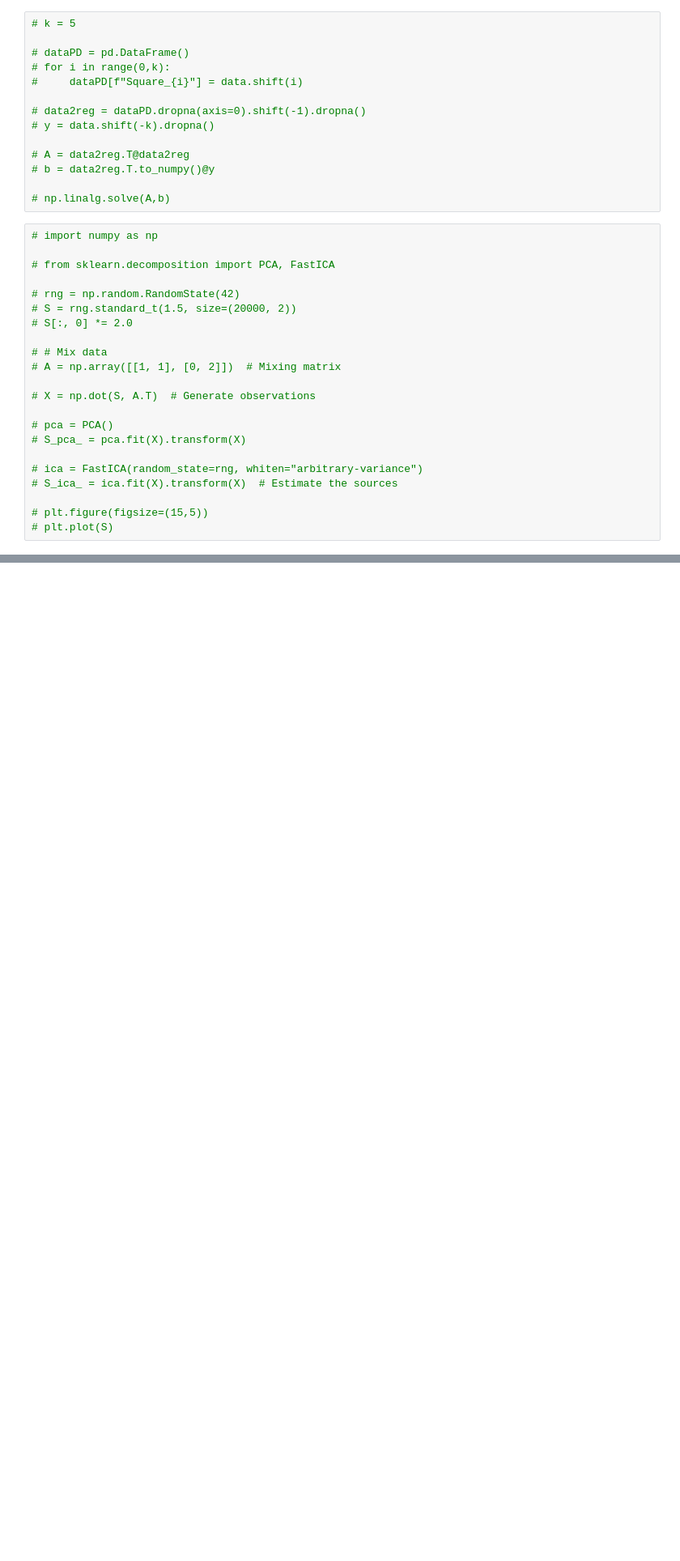
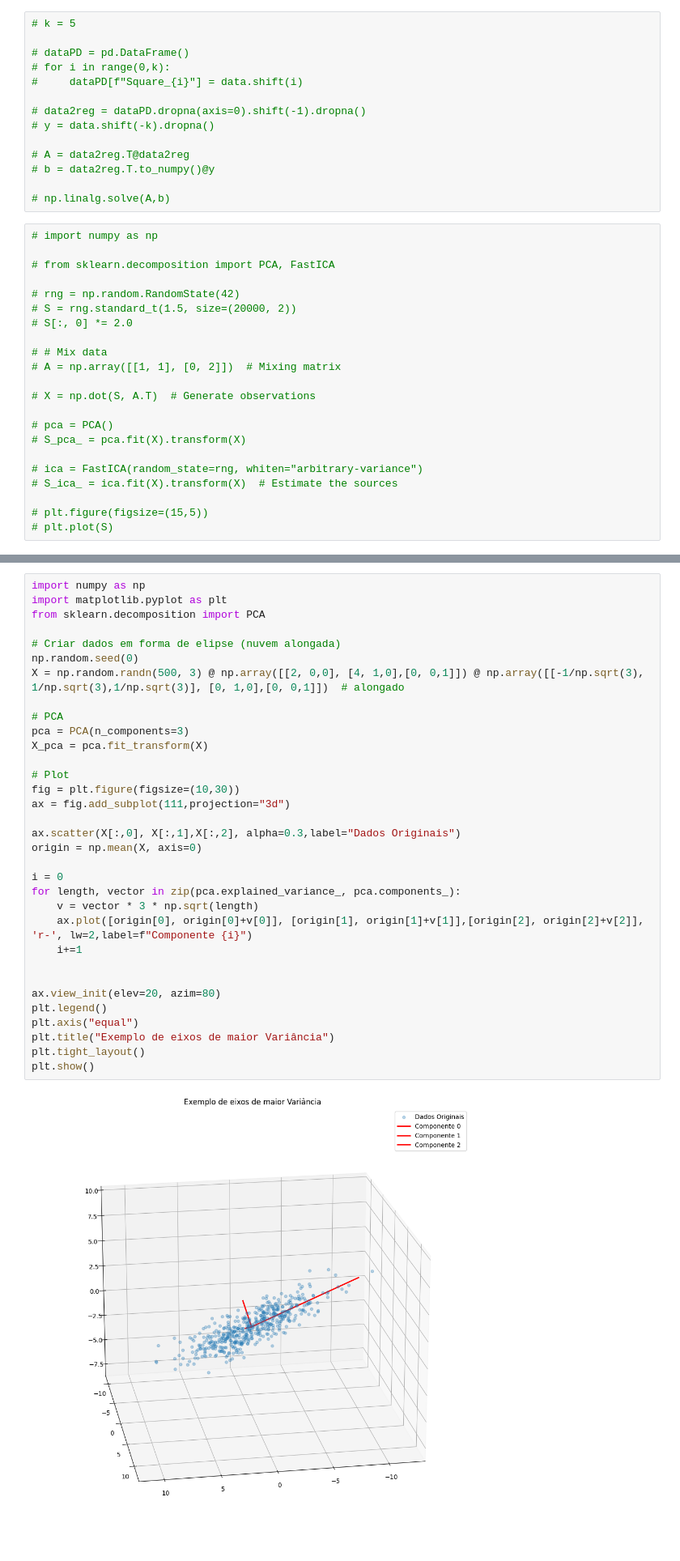
Before and after one commit to RL2-SP3/LISSA, a Jupyter notebook: examples/method_examples/exemplos.ipynb, the cells around one changed output, grey strips where cells are left out. Shown at 81% size. Drawn from its saved outputs; the diff is of its cells as text; blank space fills up the shorter version.

```diff
--- a/examples/method_examples/exemplos.ipynb
+++ b/examples/method_examples/exemplos.ipynb
@@ -293,0 +310,35 @@ fig.savefig("./imagens_exemplos/ghmm_exemplo")
+# %%
+import numpy as np
+import matplotlib.pyplot as plt
+from sklearn.decomposition import PCA
+
+# Criar dados em forma de elipse (nuvem alongada)
+np.random.seed(0)
+X = np.random.randn(500, 3) @ np.array([[2, 0,0], [4, 1,0],[0, 0,1]]) @ np.array([[-1/np.sqrt(3), 1/np.sqrt(3),1/np.sqrt(3)], [0, 1,0],[0, 0,1]])  # alongado
+
+# PCA
+pca = PCA(n_components=3)
+X_pca = pca.fit_transform(X)
+
+# Plot
+fig = plt.figure(figsize=(10,30))
+ax = fig.add_subplot(111,projection="3d")
+
+ax.scatter(X[:,0], X[:,1],X[:,2], alpha=0.3,label="Dados Originais")
+origin = np.mean(X, axis=0)
+
+i = 0
+for length, vector in zip(pca.explained_variance_, pca.components_):
+    v = vector * 3 * np.sqrt(length)
+    ax.plot([origin[0], origin[0]+v[0]], [origin[1], origin[1]+v[1]],[origin[2], origin[2]+v[2]], 'r-', lw=2,label=f"Componente {i}")
+    i+=1
+
+
+ax.view_init(elev=20, azim=80)
+plt.legend()
+plt.axis("equal")
+plt.title("Exemplo de eixos de maior Variância")
+plt.tight_layout()
+plt.show()
+# %% [output]
+[figure, added]
```
Also changed, not shown: parts of 3 cells of this notebook, 3 other files.
